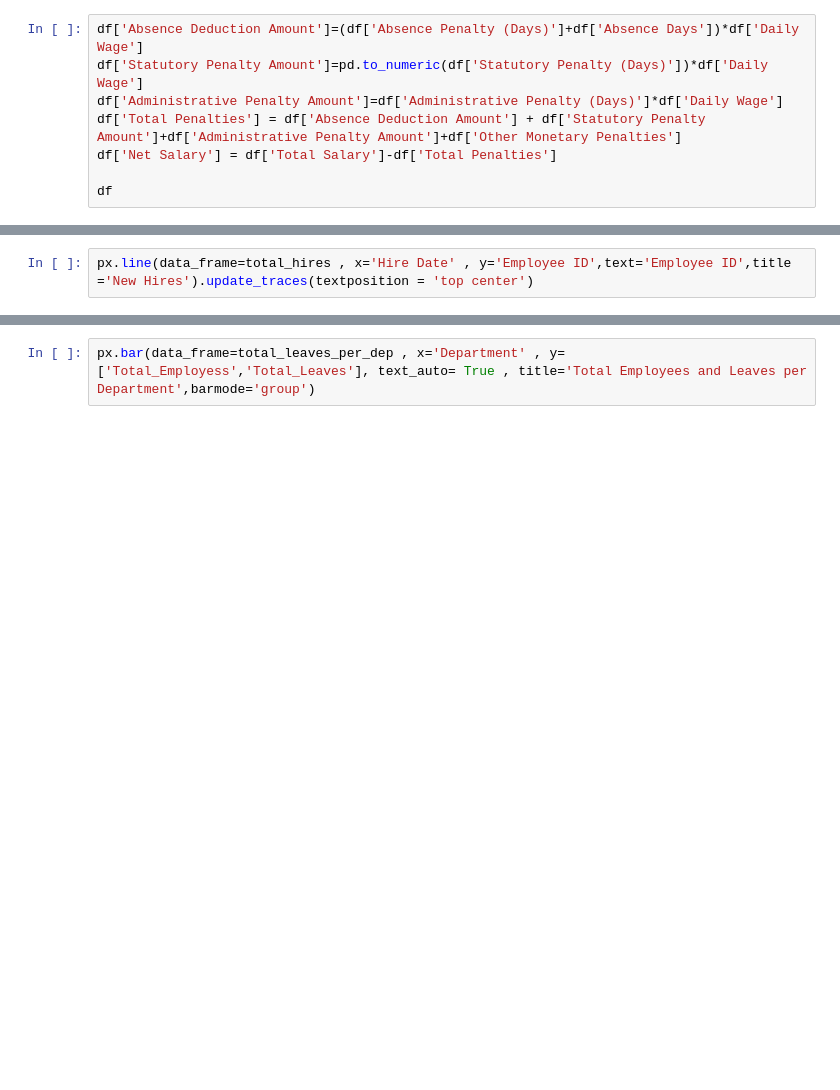
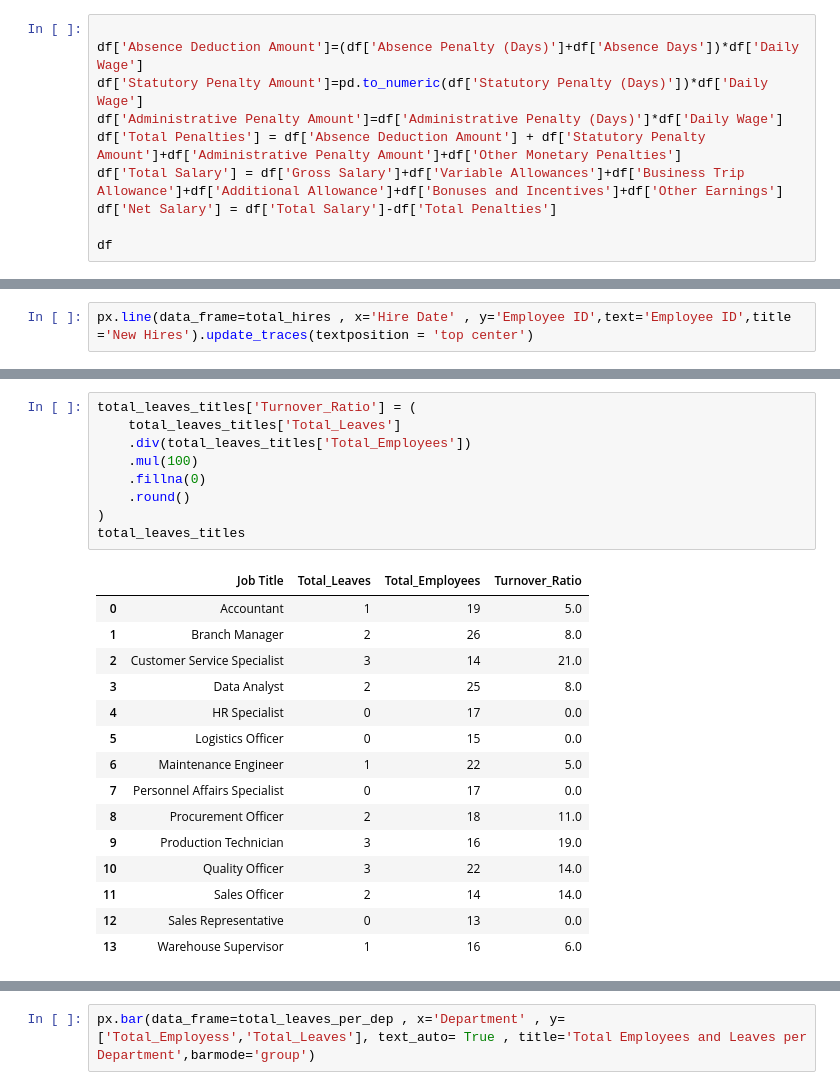
Before and after one commit to mennamhmoudd/HR-Analytics---Mid-Project, a Jupyter notebook: payroll EDA.ipynb, the cells around one changed output, grey strips where cells are left out. Drawn from its saved outputs; the diff is of its cells as text; blank space fills up the shorter version.

```diff
--- a/payroll EDA.ipynb
+++ b/payroll EDA.ipynb
@@ -88,8 +194,10 @@ df
 # %%
+
 df['Absence Deduction Amount']=(df['Absence Penalty (Days)']+df['Absence Days'])*df['Daily Wage']
 df['Statutory Penalty Amount']=pd.to_numeric(df['Statutory Penalty (Days)'])*df['Daily Wage']
 df['Administrative Penalty Amount']=df['Administrative Penalty (Days)']*df['Daily Wage']
 df['Total Penalties'] = df['Absence Deduction Amount'] + df['Statutory Penalty Amount']+df['Administrative Penalty Amount']+df['Other Monetary Penalties']
+df['Total Salary'] = df['Gross Salary']+df['Variable Allowances']+df['Business Trip Allowance']+df['Additional Allowance']+df['Bonuses and Incentives']+df['Other Earnings']
 df['Net Salary'] = df['Total Salary']-df['Total Penalties']
 
 df
@@ -195,0 +454,25 @@ total_leaves_titles
+# %%
+total_leaves_titles['Turnover_Ratio'] = (
+    total_leaves_titles['Total_Leaves']
+    .div(total_leaves_titles['Total_Employees'])
+    .mul(100)
+    .fillna(0)
+    .round()
+)
+total_leaves_titles
+# %% [output]
+|  | Job Title | Total_Leaves | Total_Employees | Turnover_Ratio |
+| 0 | Accountant | 1 | 19 | 5.0 |
+| 1 | Branch Manager | 2 | 26 | 8.0 |
+| 2 | Customer Service Specialist | 3 | 14 | 21.0 |
+| 3 | Data Analyst | 2 | 25 | 8.0 |
+| 4 | HR Specialist | 0 | 17 | 0.0 |
+| 5 | Logistics Officer | 0 | 15 | 0.0 |
+| 6 | Maintenance Engineer | 1 | 22 | 5.0 |
+| 7 | Personnel Affairs Specialist | 0 | 17 | 0.0 |
+| 8 | Procurement Officer | 2 | 18 | 11.0 |
+| 9 | Production Technician | 3 | 16 | 19.0 |
+| 10 | Quality Officer | 3 | 22 | 14.0 |
+| 11 | Sales Officer | 2 | 14 | 14.0 |
+| 12 | Sales Representative | 0 | 13 | 0.0 |
+| 13 | Warehouse Supervisor | 1 | 16 | 6.0 |
```
Also changed, not shown: parts of 52 cells of this notebook, 2 other files.
